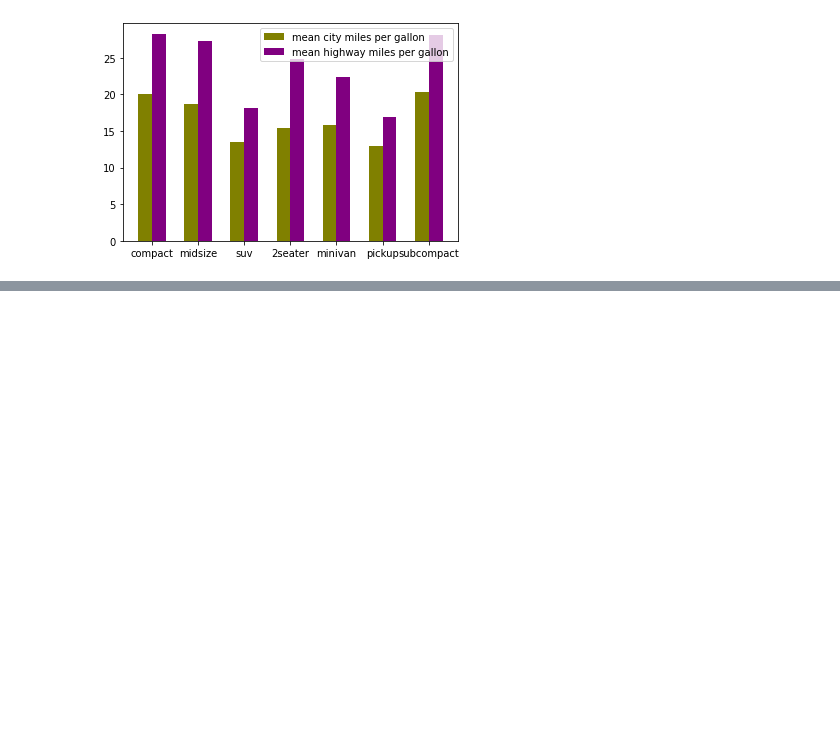
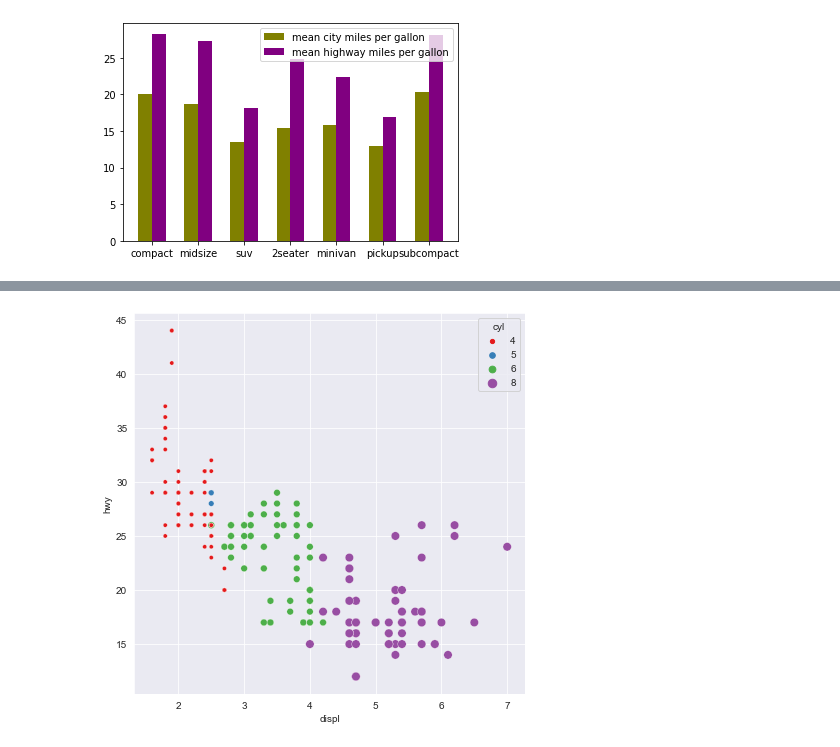
Before and after one commit to exeboy/PythonVisualization, a Jupyter notebook: Data_Visualization.ipynb, the cells around one changed output, grey strips where cells are left out. Cells and saved outputs as stored; diff of their text form; code cells hidden in the pictures; blank space fills up the shorter version.

```diff
--- a/Data_Visualization.ipynb
+++ b/Data_Visualization.ipynb
@@ -124,0 +143,6 @@ x =
+# %%
+plt.figure(figsize=(7,7))
+ax=sns.scatterplot(data=df, x='displ', y='hwy', hue='cyl', size='cyl', palette='Set1') # Set1 is a library for color of diagram
+plt.show()
+# %% [output]
+[figure, added]
```
Also changed, not shown: parts of 18 cells of this notebook.
